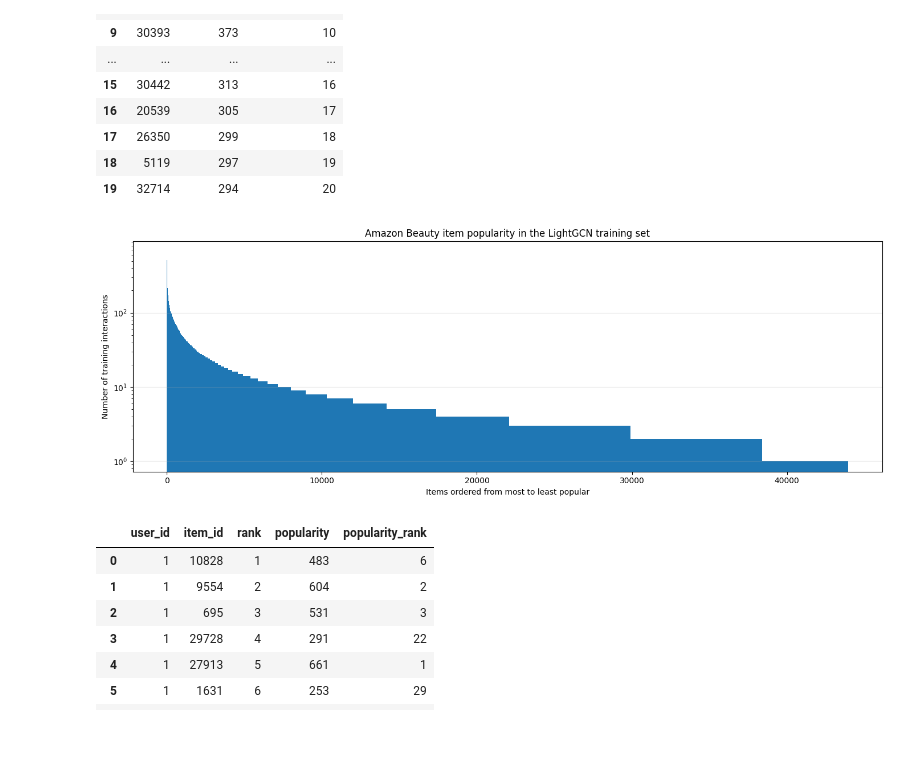
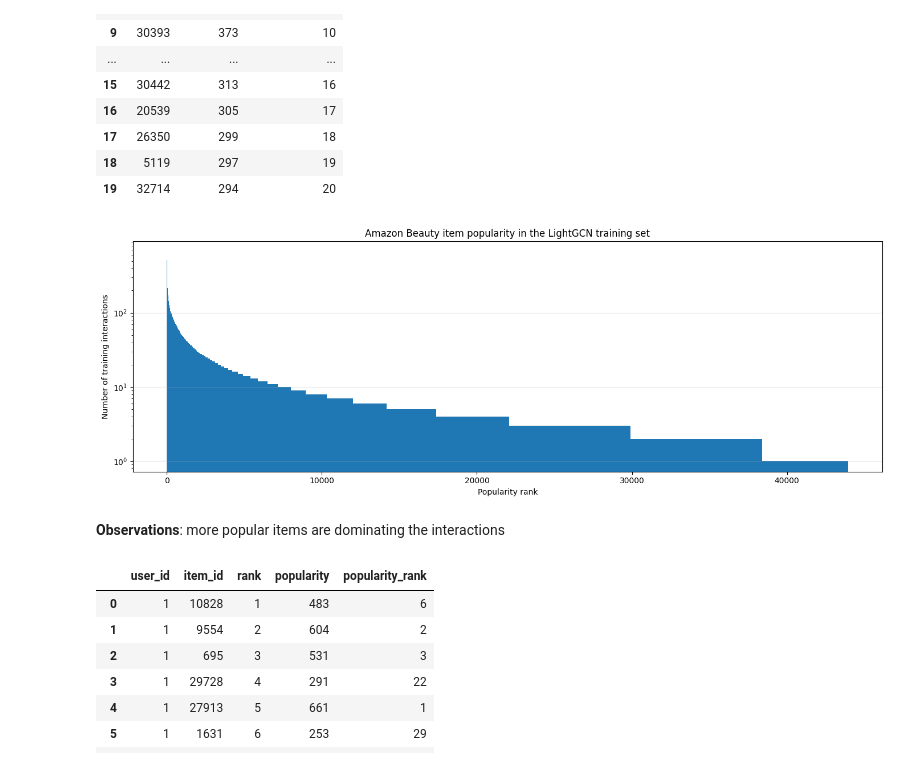
Before and after one commit to PatrykFlama/UWr, a Jupyter notebook: Sem8/ADM/List6/main2.ipynb, the cells around one changed output. Drawn from its saved outputs; the diff is of its cells as text; code cells hidden in the pictures; blank space fills up the shorter version.

```diff
--- a/Sem8/ADM/List6/main2.ipynb
+++ b/Sem8/ADM/List6/main2.ipynb
@@ -337,15 +337,17 @@ item_popularity.head(20)
 # %%
 fig, ax = plt.subplots(figsize=(14, 5))
 ax.bar(item_popularity["popularity_rank"], item_popularity["popularity"], width=1.0)
 ax.set_title("Amazon Beauty item popularity in the LightGCN training set")
-ax.set_xlabel("Items ordered from most to least popular")
+ax.set_xlabel("Popularity rank")
 ax.set_ylabel("Number of training interactions")
 ax.set_yscale("log")
 ax.grid(axis="y", alpha=0.25)
 plt.tight_layout()
 plt.show()
 # %% [output]
-[figure, old version]
+[figure, new version]
+# %% [markdown]
+**Observations**: more popular items are dominating the interactions
 # %%
 def collect_full_sort_recommendations(trainer, eval_data, topk=20):
     trainer.model.eval()
```
Also changed, not shown: parts of 1 cell of this notebook.
